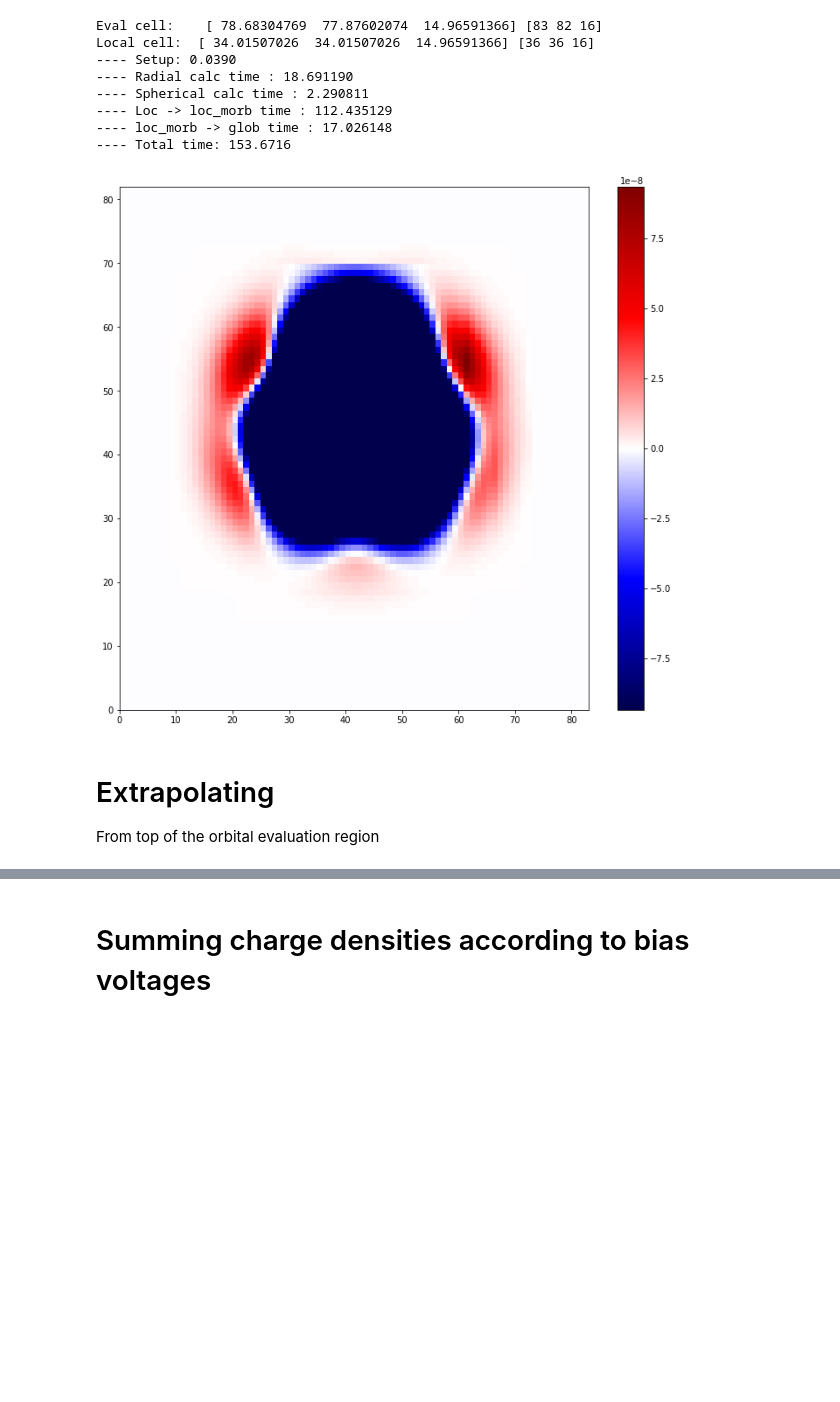
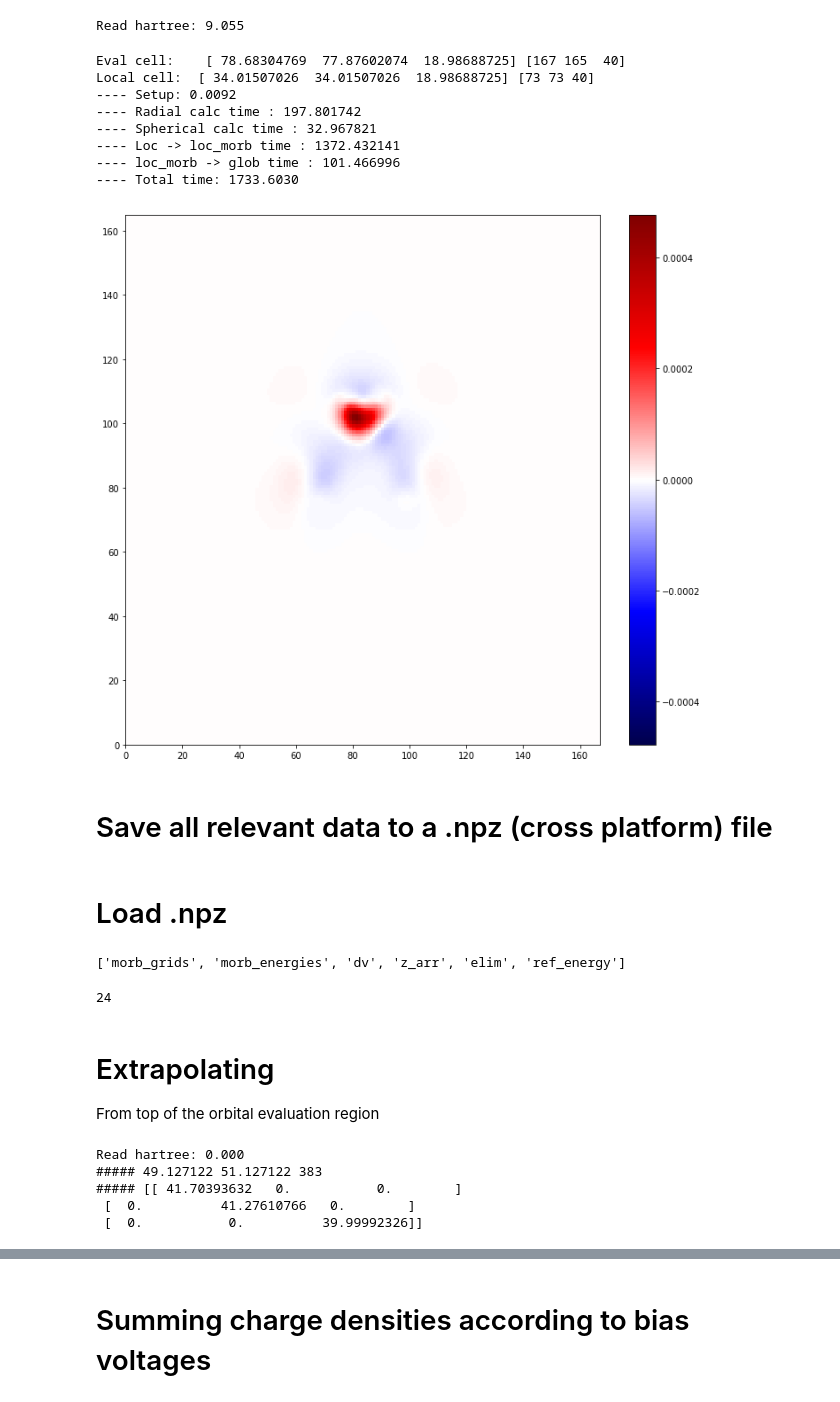
Before and after one commit to nanotech-empa/cp2k-spm-tools, a Jupyter notebook: stm_sts_with_morb_evaluation_in_box.ipynb, the cells around one changed output, grey strips where cells are left out. Cells and saved outputs as stored; diff of their text form; code cells hidden in the pictures; blank space fills up the shorter version.

```diff
--- a/stm_sts_with_morb_evaluation_in_box.ipynb
+++ b/stm_sts_with_morb_evaluation_in_box.ipynb
@@ -30,7 +30,7 @@ import cp2k_utilities as cu
 #file_restart = folder + "PROJ-RESTART.wfn"
 #file_hartree = folder + "PROJ-HART-v_hartree-1_0.cube"
 
-folder = "/home/kristjan/sshfs/daint_scratch/cp2k_prec_9agnr/"
+folder = "/home/kristjan/local_work/precursor_9agnr/"
 file_cp2k_inp = folder + "cp2k.inp"
 file_cp2k_out = folder + "cp2k.out"
 file_basis_set = folder + "BR"
@@ -84,3 +77,13 @@ Read hartree: 45.274
+# %%
+# HARTREE CUBE
+
+time1 = time.time()
+hart_cube_data = cu.read_cube_file(file_hartree)
+hart_cube = hart_cube_data[-1]
+hart_cell = hart_cube_data[5]
+print("Read hartree: %.3f" % (time.time()-time1))
+# %% [output]
+Read hartree: 9.055
 # %%
 # Define the morb evaluation region
 
@@ -89,13 +92,13 @@ height_above_atoms = 4.0 # angstroms
 top_atom_z = np.max(at_positions[:, 2]) # Bohr
 z_top = top_atom_z + height_above_atoms*ang_2_bohr
 carb_positions = at_positions[np.array(at_elems)[:, 0] == 'C']
-z_bottom = np.mean(carb_positions[:, 2]) # Bohr
+z_bottom = np.min(carb_positions[:, 2]) - 1.0*ang_2_bohr# Bohr
 
 eval_reg_size = np.array([cell[0], cell[1], z_top-z_bottom])
 
 # Define real space grid
 # Cp2k chooses close to 0.08 angstroms (?)
-step = 0.5
+step = 0.25
 step *= ang_2_bohr
 
 eval_reg_size_n = (np.round(eval_reg_size/step)).astype(int)
@@ -250,29 +113,31 @@ def calc_morbs_in_region(eval_cell, eval_cell_n, eval_reg_z,
 # %%
-morb_grids = calc_morbs_in_region(eval_reg_size, eval_reg_size_n, z_bottom,
+morb_grids = cu.calc_morbs_in_region(eval_reg_size, eval_reg_size_n, z_bottom,
                          at_positions, at_elems,
                          basis_sets, morb_composition, pbc_box_size = 18.0)
 # %% [output]
-Eval cell:    [ 78.68304769  77.87602074  14.96591366] [83 82 16]
-Local cell:  [ 34.01507026  34.01507026  14.96591366] [36 36 16]
----- Setup: 0.0390
----- Radial calc time : 18.691190
----- Spherical calc time : 2.290811
----- Loc -> loc_morb time : 112.435129
----- loc_morb -> glob time : 17.026148
----- Total time: 153.6716
+Eval cell:    [ 78.68304769  77.87602074  18.98688725] [167 165  40]
+Local cell:  [ 34.01507026  34.01507026  18.98688725] [73 73 40]
+---- Setup: 0.0092
+---- Radial calc time : 197.801742
+---- Spherical calc time : 32.967821
+---- Loc -> loc_morb time : 1372.432141
+---- loc_morb -> glob time : 101.466996
+---- Total time: 1733.6030
 # %%
-height = 3.5
+height = 0.5
 
 top_atom_z = np.max(at_positions[:, 2])
 plane_z = top_atom_z + height*ang_2_bohr
 
 plane_index = int(np.round((plane_z - z_bottom)/dv[2]))
 
 plt.figure(figsize=(12, int(eval_reg_size[1]/eval_reg_size[0]*12)))
 plot_data = morb_grids[i_homo-8][:, :, plane_index].T
 max_val = np.max(plot_data)
 plt.pcolormesh(plot_data, vmax=max_val, vmin=-max_val, cmap='seismic')
 plt.colorbar()
 plt.show()
 # %% [output]
-[figure, old version]
+[figure, new version]
+# %% [markdown]
+# Save all relevant data to a .npz (cross platform) file
@@ -278,0 +150,8 @@ plt.show()
+# %% [markdown]
+# Load .npz
+# %%
+data_file = "/home/kristjan/local_work/precursor_9agnr/morb_grid.npz"
+npzfile = np.load(data_file)
+npzfile.files
+# %% [output]
+['morb_grids', 'morb_energies', 'dv', 'z_arr', 'elim', 'ref_energy']
@@ -279,3 +169,14 @@ plt.show()
+# %%
+i_homo = 0
+for i, en in enumerate(morb_energies):
+    if en > 0.0:
+        i_homo = i - 1
+        break
+    if np.abs(en) < 1e-6:
+        i_homo = i
+i_homo
+# %% [output]
+24
 # %% [markdown]
 # Extrapolating
 
@@ -284,0 +188,19 @@ extent = 8.0 # angstroms
+# %%
+time1 = time.time()
+hart_cube = hart_cube_data[-1]
+hart_cell = hart_cube_data[5]
+hart_atomic_pos = hart_cube_data[-2]
+print("Read hartree: %.3f" % (time.time()-time1))
+
+topmost_atom_z = np.max(hart_atomic_pos[:, 2])*ang_2_bohr # Angstrom
+hart_plane_z = extrap_plane + topmost_atom_z
+hart_plane_index = int(np.round(hart_plane_z/hart_cell[2, 2]*np.shape(hart_cube)[2]))
+
+print("#####", topmost_atom_z, hart_plane_z, hart_plane_index)
+print("#####", hart_cell)
+# %% [output]
+Read hartree: 0.000
+##### 49.127122 51.127122 383
+##### [[ 41.70393632   0.           0.        ]
+ [  0.          41.27610766   0.        ]
+ [  0.           0.          39.99992326]]
```
Also changed, not shown: parts of 21 cells of this notebook, 8 other files.
